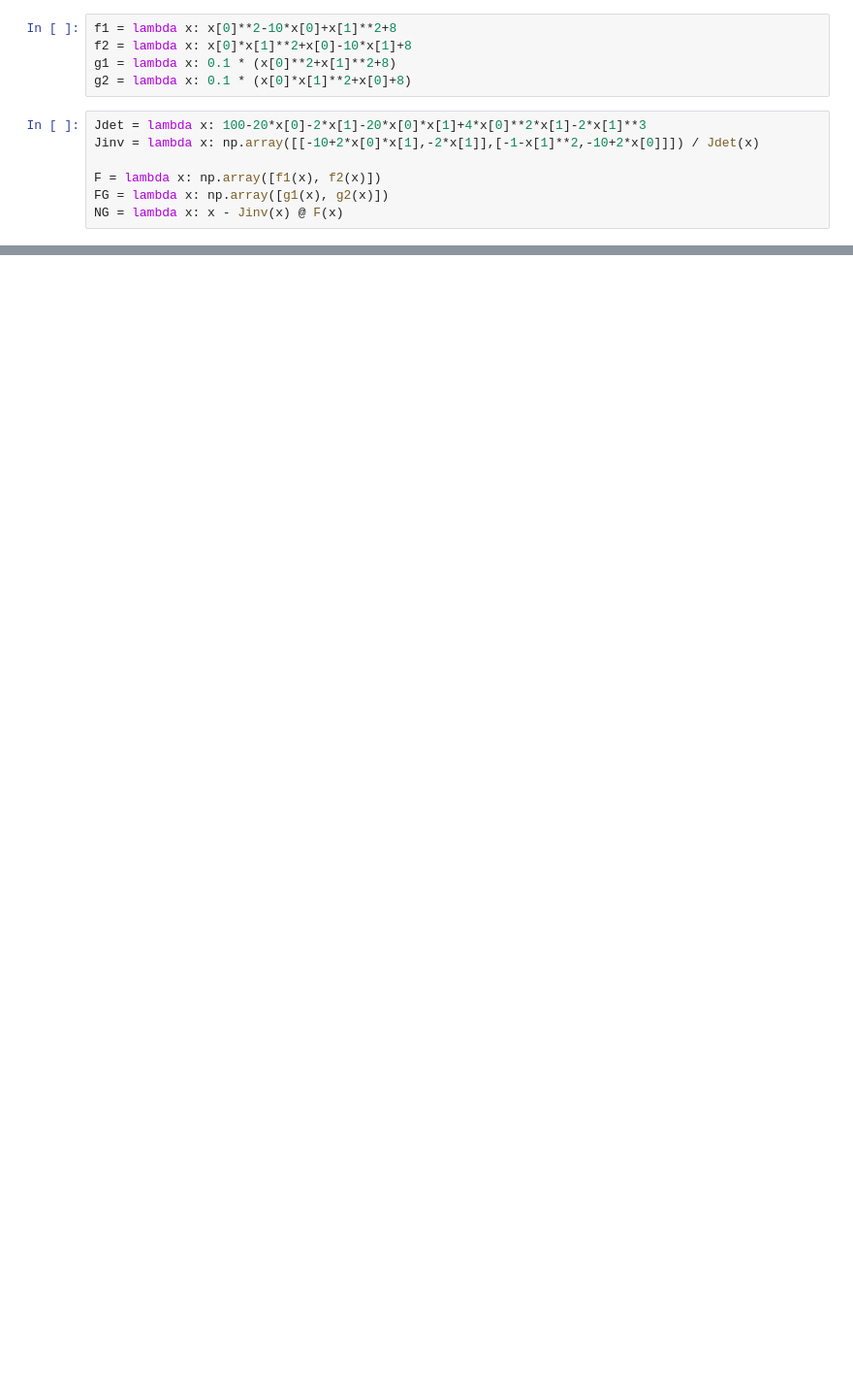
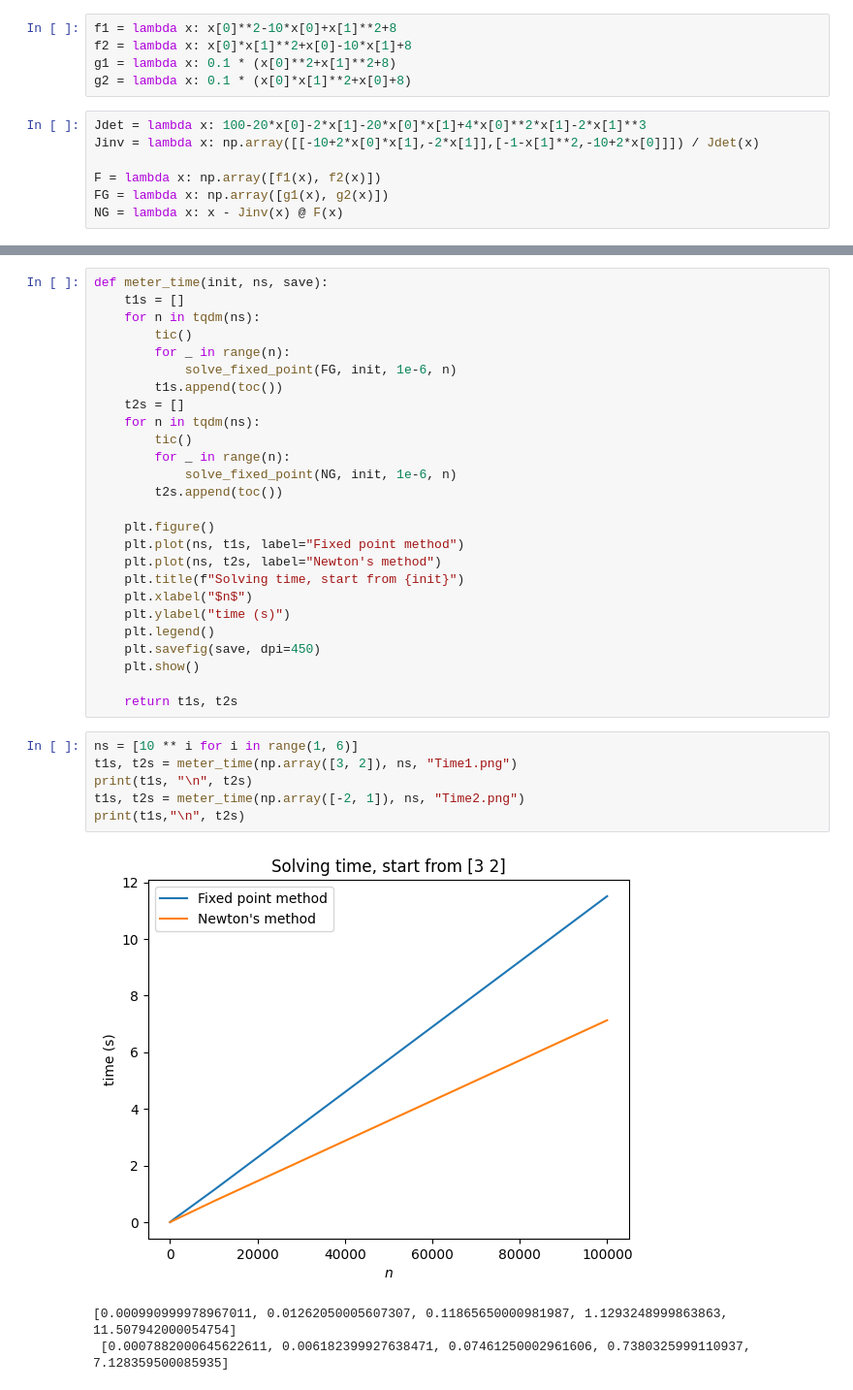
Before and after one commit to nekomiya-kasane/exercises, a Jupyter notebook: 2023-06-05-Coding-Report/Assignment 5.ipynb, the cells around one changed output, grey strips where cells are left out. Shown at 97% size. Saved outputs shown, nothing was run; the diff lists cells and outputs as text; blank space fills up the shorter version.

```diff
--- a/2023-06-05-Coding-Report/Assignment 5.ipynb
+++ b/2023-06-05-Coding-Report/Assignment 5.ipynb
@@ -118,0 +210,36 @@ it2
+# %%
+def meter_time(init, ns, save):
+    t1s = []
+    for n in tqdm(ns):
+        tic()
+        for _ in range(n):
+            solve_fixed_point(FG, init, 1e-6, n)
+        t1s.append(toc())
+    t2s = []
+    for n in tqdm(ns):
+        tic()
+        for _ in range(n):
+            solve_fixed_point(NG, init, 1e-6, n)
+        t2s.append(toc())
+
+    plt.figure()
+    plt.plot(ns, t1s, label="Fixed point method")
+    plt.plot(ns, t2s, label="Newton's method")
+    plt.title(f"Solving time, start from {init}")
+    plt.xlabel("$n$")
+    plt.ylabel("time (s)")
+    plt.legend()
+    plt.savefig(save, dpi=450)
+    plt.show()
+
+    return t1s, t2s
+# %%
+ns = [10 ** i for i in range(1, 6)]
+t1s, t2s = meter_time(np.array([3, 2]), ns, "Time1.png")
+print(t1s, "\n", t2s)
+t1s, t2s = meter_time(np.array([-2, 1]), ns, "Time2.png")
+print(t1s,"\n", t2s)
+# %% [output]
+[figure, added]
+[0.000990999978967011, 0.01262050005607307, 0.11865650000981987, 1.1293248999863863, 11.507942000054754]
+ [0.0007882000645622611, 0.006182399927638471, 0.07461250002961606, 0.7380325999110937, 7.128359500085935]
```
Also changed, not shown: parts of 14 cells of this notebook, 9 other files.
